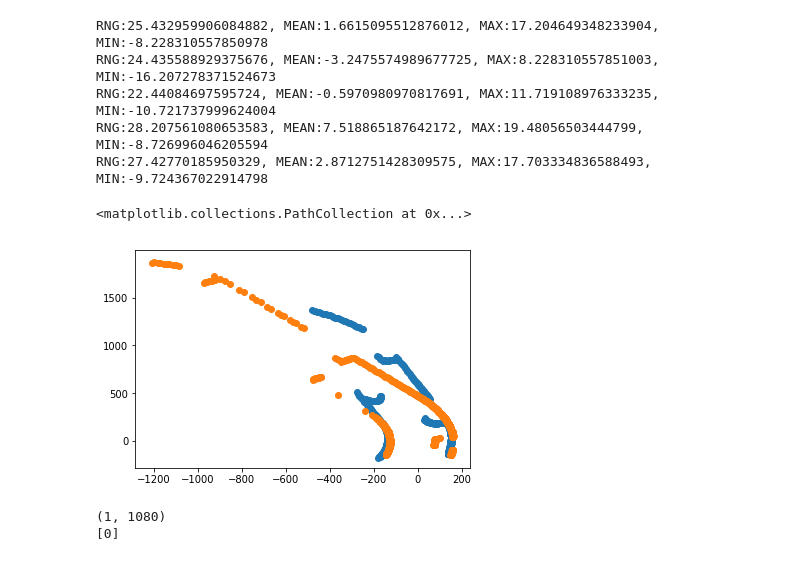
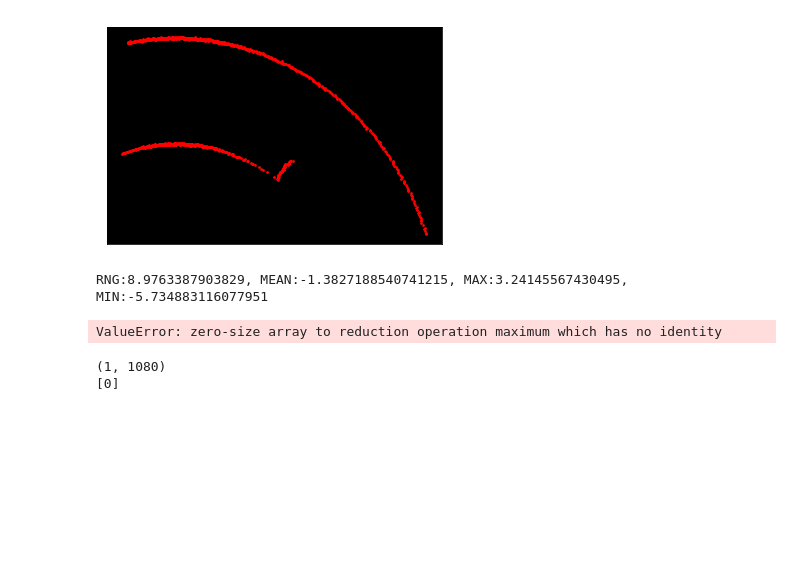
Before and after one commit to zygn/f1tenth_gym, a Jupyter notebook: scripts/Centroids.ipynb, the cells around one changed output. Drawn from its saved outputs; the diff is of its cells as text; code cells hidden in the pictures; blank space fills up the shorter version.

```diff
--- a/scripts/Centroids.ipynb
+++ b/scripts/Centroids.ipynb
@@ -83,6 +108,17 @@ plt.scatter(xranges, yranges)
+# %%
+s = 100
+ranges = X[s, :]
+ax = plt.gca()
+ax.set_facecolor('xkcd:black')
+yranges, xranges = lidar_polar_to_cart(ranges, angle_min, angle_inc)
+plt.scatter(xranges, yranges, c='r', s=3)
+plt.tick_params(axis='both', which='both',
+                bottom='off', top='off',
+                labelbottom='off', right='off', left='off', labelleft='off')
+# %% [output]
+[figure, added]
 # %%
-import scipy.stats
-matches = np.array(out)
+
 steers = np.array(steers)
 output_angles = []
 for i in range(len(centers)):
@@ -106,13 +142,8 @@ xmin, ymin = lidar_polar_to_cart(min_scan, angle_min, angle_inc)
 plt.scatter(xmax, ymax)
 plt.scatter(xmin, ymin)
 # %% [output]
-RNG:25.432959906084882, MEAN:1.6615095512876012, MAX:17.204649348233904, MIN:-8.228310557850978
-RNG:24.435588929375676, MEAN:-3.2475574989677725, MAX:8.228310557851003, MIN:-16.207278371524673
-RNG:22.44084697595724, MEAN:-0.5970980970817691, MAX:11.719108976333235, MIN:-10.721737999624004
-RNG:28.207561080653583, MEAN:7.518865187642172, MAX:19.48056503444799, MIN:-8.726996046205594
-RNG:27.42770185950329, MEAN:2.8712751428309575, MAX:17.703334836588493, MIN:-9.724367022914798
+RNG:8.9763387903829, MEAN:-1.3827188540741215, MAX:3.24145567430495, MIN:-5.734883116077951
-<matplotlib.collections.PathCollection at 0x...>
+ValueError: zero-size array to reduction operation maximum which has no identity
-[figure, removed]
 # %%
 scan1 = X[8197, :][None]
 print(scan1.shape)
```
Also changed, not shown: parts of 9 cells of this notebook, 13 other files.
